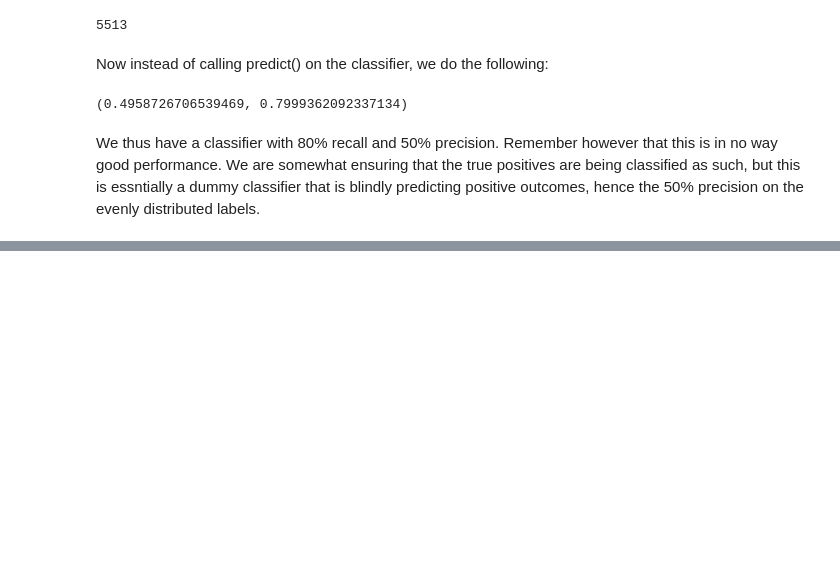
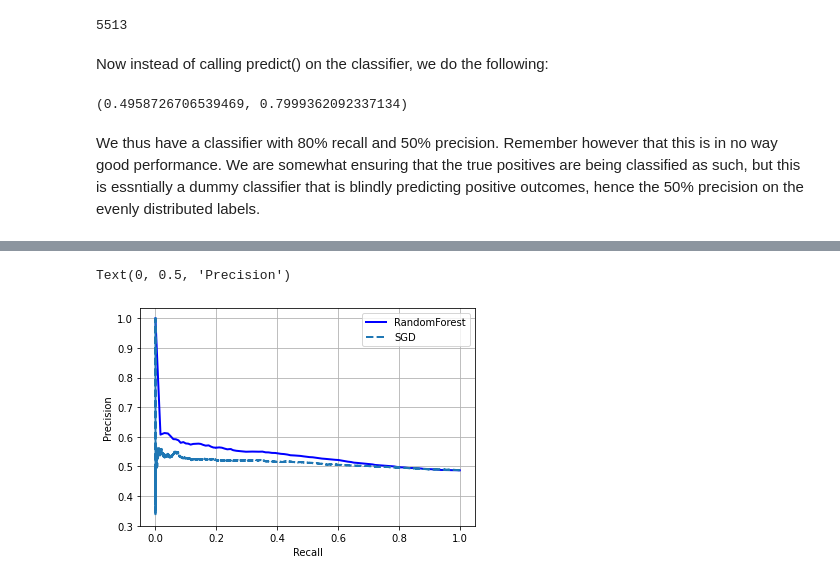
Before and after one commit to oldhiltonian/nyse-ml, a Jupyter notebook: nyse_ml/3_classification.ipynb, the cells around one changed output, grey strips where cells are left out. Drawn from its saved outputs; the diff is of its cells as text; code cells hidden in the pictures; blank space fills up the shorter version.

Commit message:
RandomForestClassifier

```diff
--- a/nyse_ml/3_classification.ipynb
+++ b/nyse_ml/3_classification.ipynb
@@ -183,0 +200,16 @@ We thus have a classifier with 80% recall and 50% precision. Remember however th
+# %%
+forest_clf = RandomForestClassifier(random_state=42)
+y_probs_forest = cross_val_predict(forest_clf, X_train_scaled, y_train_pred, cv=3, method='predict_proba')
+# %%
+y_scores_forest = y_probs_forest[:, 1]
+precisions_forest, recalls_forest, thresholds_forest = precision_recall_curve(
+    y_train, y_scores_forest)
+plt.plot(recalls_forest, precisions_forest, "b-", linewidth=2, label='RandomForest')
+plt.plot(recalls, precisions,  "--", linewidth=2, label='SGD')
+plt.grid()
+plt.legend()
+plt.xlabel('Recall')
+plt.ylabel('Precision')
+# %% [output]
+Text(0, 0.5, 'Precision')
+[figure, added]
```
Also changed, not shown: parts of 4 cells of this notebook.
